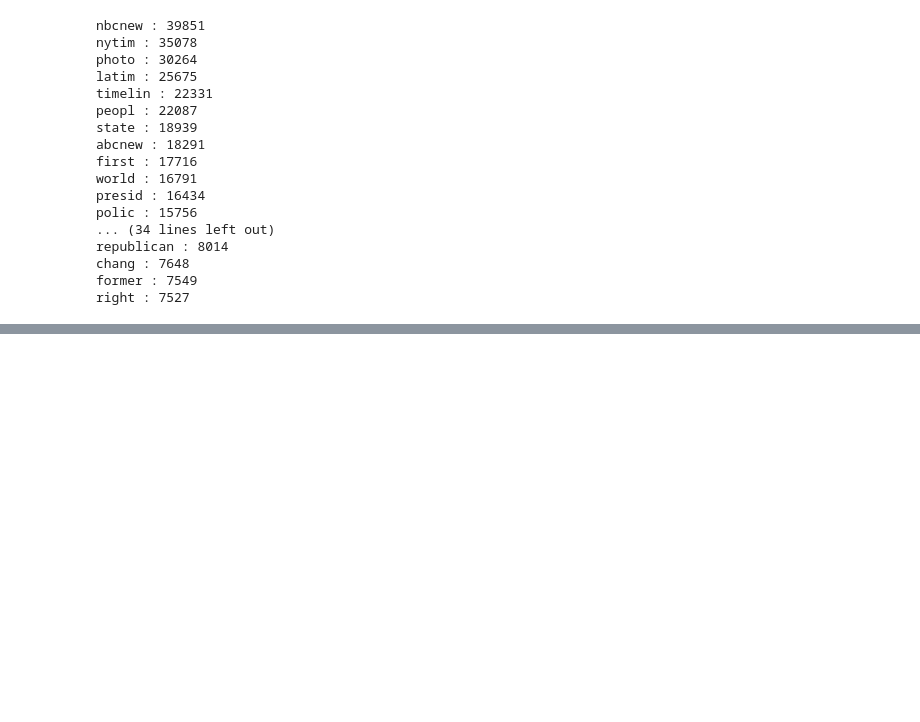
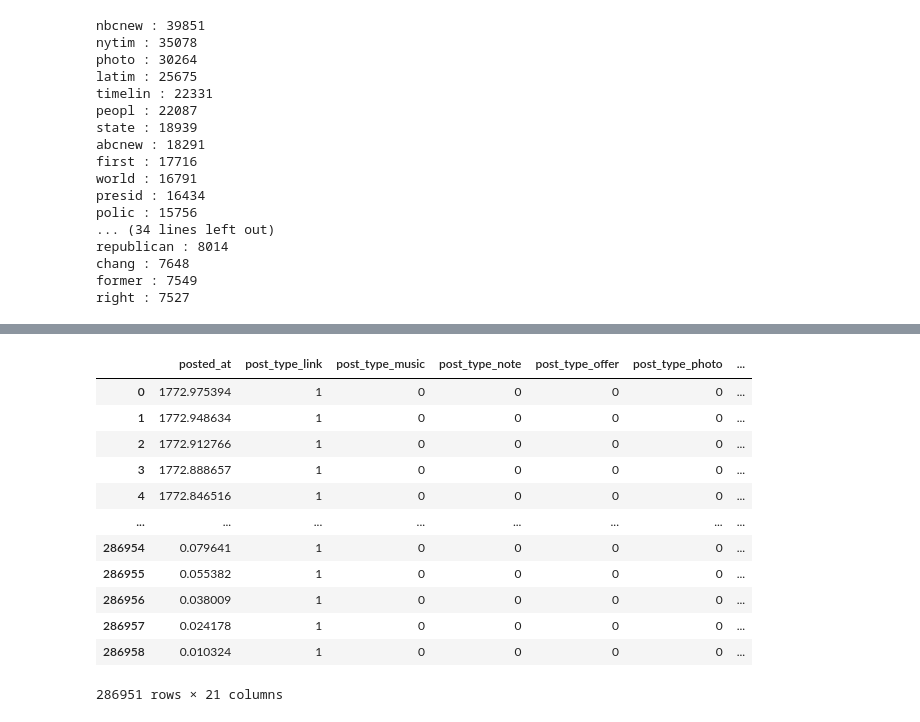
Before and after one commit to Akhil-Theerthala/Engagement-analysis-for-news-posts, a Jupyter notebook: Analysis.ipynb, the cells around one changed output, grey strips where cells are left out. Saved outputs shown, nothing was run; the diff lists cells and outputs as text; code cells hidden in the pictures; blank space fills up the shorter version.

```diff
--- a/Analysis.ipynb
+++ b/Analysis.ipynb
@@ -375,0 +471,3 @@ Number of topics: 4
+# %%
+earliest = quan_df.posted_at.max()
+earliest
@@ -375,0 +491,2 @@ Number of topics: 4
+# %%
+quan_df.posted_at = quan_df.posted_at.apply(lambda x :  earliest - x)
@@ -375,0 +506,22 @@ Number of topics: 4
+# %%
+quan_df.posted_at = quan_df.posted_at.dt.total_seconds()/(60*60*24)
+# %%
+
+quan_df = pd.concat([quan_df.drop('status_type', axis=1), pd.get_dummies(quan_df.status_type, drop_first=True, prefix='status_type')], axis=1)
+quan_df = pd.concat([quan_df.drop('source', axis=1), pd.get_dummies(quan_df.source, drop_first=True, prefix='source')], axis=1)
+# %%
+quan_df
+# %% [output]
+|  | posted_at | post_type_link | post_type_music | post_type_note | post_type_offer | post_type_photo | ... |
+| 0 | 1772.975394 | 1 | 0 | 0 | 0 | 0 | ... |
+| 1 | 1772.948634 | 1 | 0 | 0 | 0 | 0 | ... |
+| 2 | 1772.912766 | 1 | 0 | 0 | 0 | 0 | ... |
+| 3 | 1772.888657 | 1 | 0 | 0 | 0 | 0 | ... |
+| 4 | 1772.846516 | 1 | 0 | 0 | 0 | 0 | ... |
+| ... | ... | ... | ... | ... | ... | ... | ... |
+| 286954 | 0.079641 | 1 | 0 | 0 | 0 | 0 | ... |
+| 286955 | 0.055382 | 1 | 0 | 0 | 0 | 0 | ... |
+| 286956 | 0.038009 | 1 | 0 | 0 | 0 | 0 | ... |
+| 286957 | 0.024178 | 1 | 0 | 0 | 0 | 0 | ... |
+| 286958 | 0.010324 | 1 | 0 | 0 | 0 | 0 | ... |
+286951 rows × 21 columns
```
Also changed, not shown: parts of 26 cells of this notebook, 5 other files.
